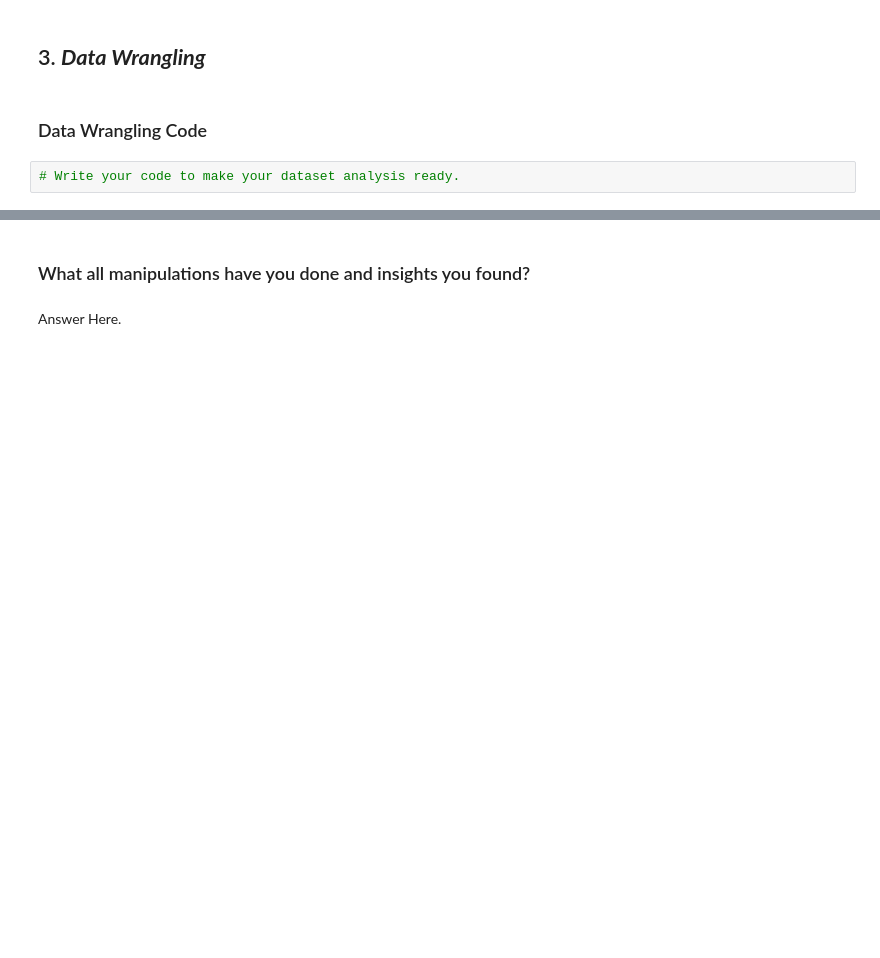
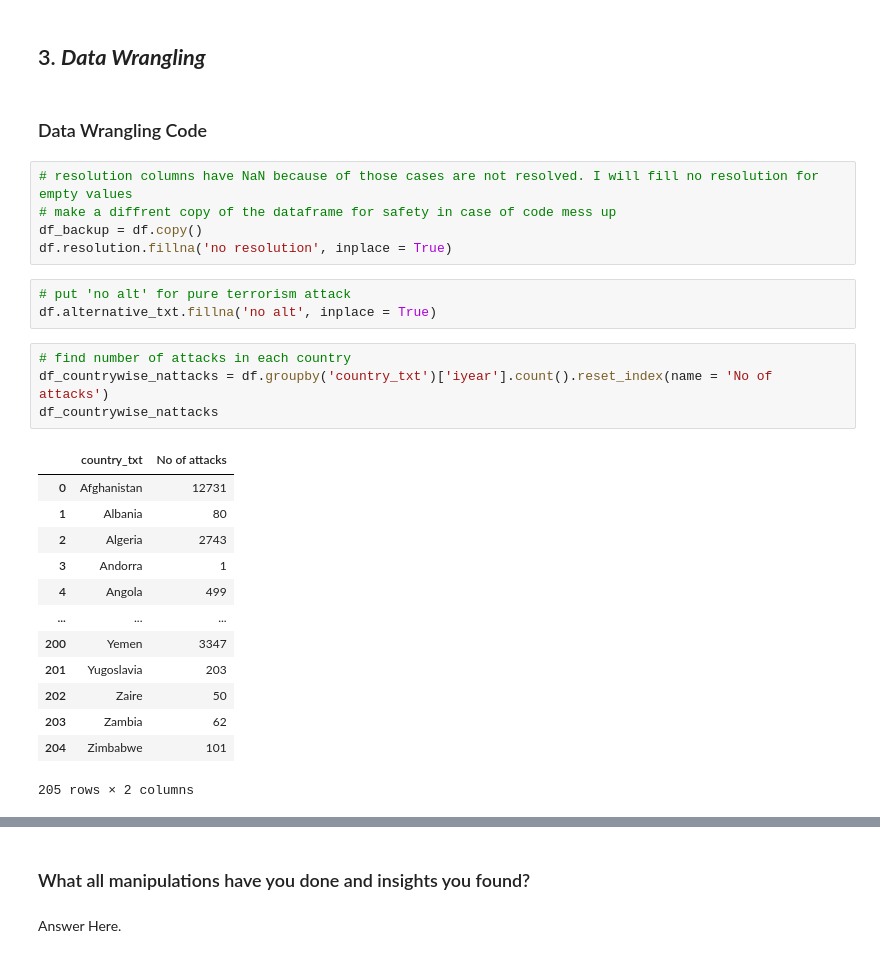
Before and after one commit to varshil009/Data-Visualization, a Jupyter notebook: global_terrorism_EDA.ipynb, the cells around one changed output, grey strips where cells are left out. Saved outputs shown, nothing was run; the diff lists cells and outputs as text; blank space fills up the shorter version.

```diff
--- a/global_terrorism_EDA.ipynb
+++ b/global_terrorism_EDA.ipynb
@@ -158,5 +265,29 @@ for x in df.columns:
 ## 3. ***Data Wrangling***
 # %% [markdown]
 ### Data Wrangling Code
-# %%
-# Write your code to make your dataset analysis ready.
+# %%
+# resolution columns have NaN because of those cases are not resolved. I will fill no resolution for empty values
+# make a diffrent copy of the dataframe for safety in case of code mess up
+df_backup = df.copy()
+df.resolution.fillna('no resolution', inplace = True)
+# %%
+# put 'no alt' for pure terrorism attack
+df.alternative_txt.fillna('no alt', inplace = True)
+# %%
+# find number of attacks in each country
+df_countrywise_nattacks = df.groupby('country_txt')['iyear'].count().reset_index(name = 'No of attacks')
+df_countrywise_nattacks
+# %% [output]
+|  | country_txt | No of attacks |
+| 0 | Afghanistan | 12731 |
+| 1 | Albania | 80 |
+| 2 | Algeria | 2743 |
+| 3 | Andorra | 1 |
+| 4 | Angola | 499 |
+| ... | ... | ... |
+| 200 | Yemen | 3347 |
+| 201 | Yugoslavia | 203 |
+| 202 | Zaire | 50 |
+| 203 | Zambia | 62 |
+| 204 | Zimbabwe | 101 |
+205 rows × 2 columns
```
Also changed, not shown: parts of 30 cells of this notebook.
